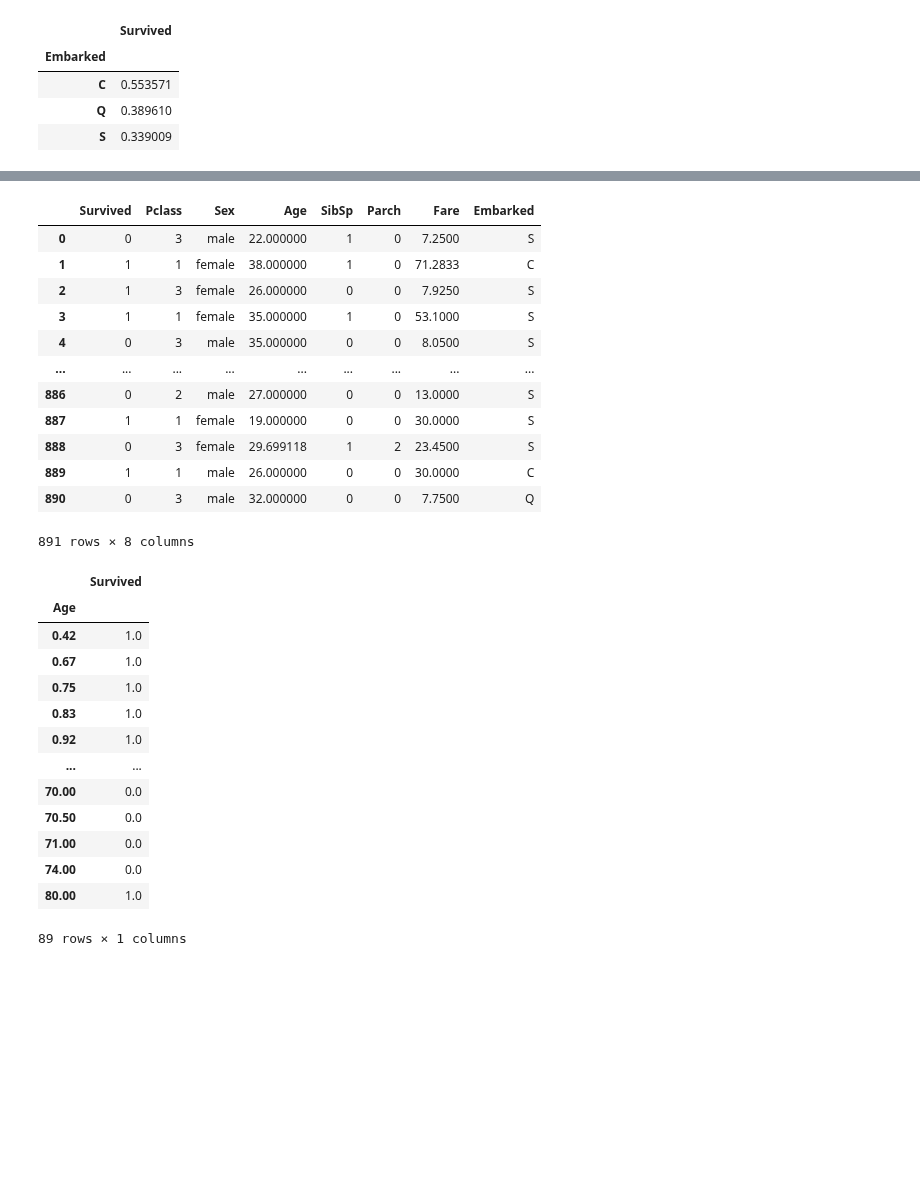
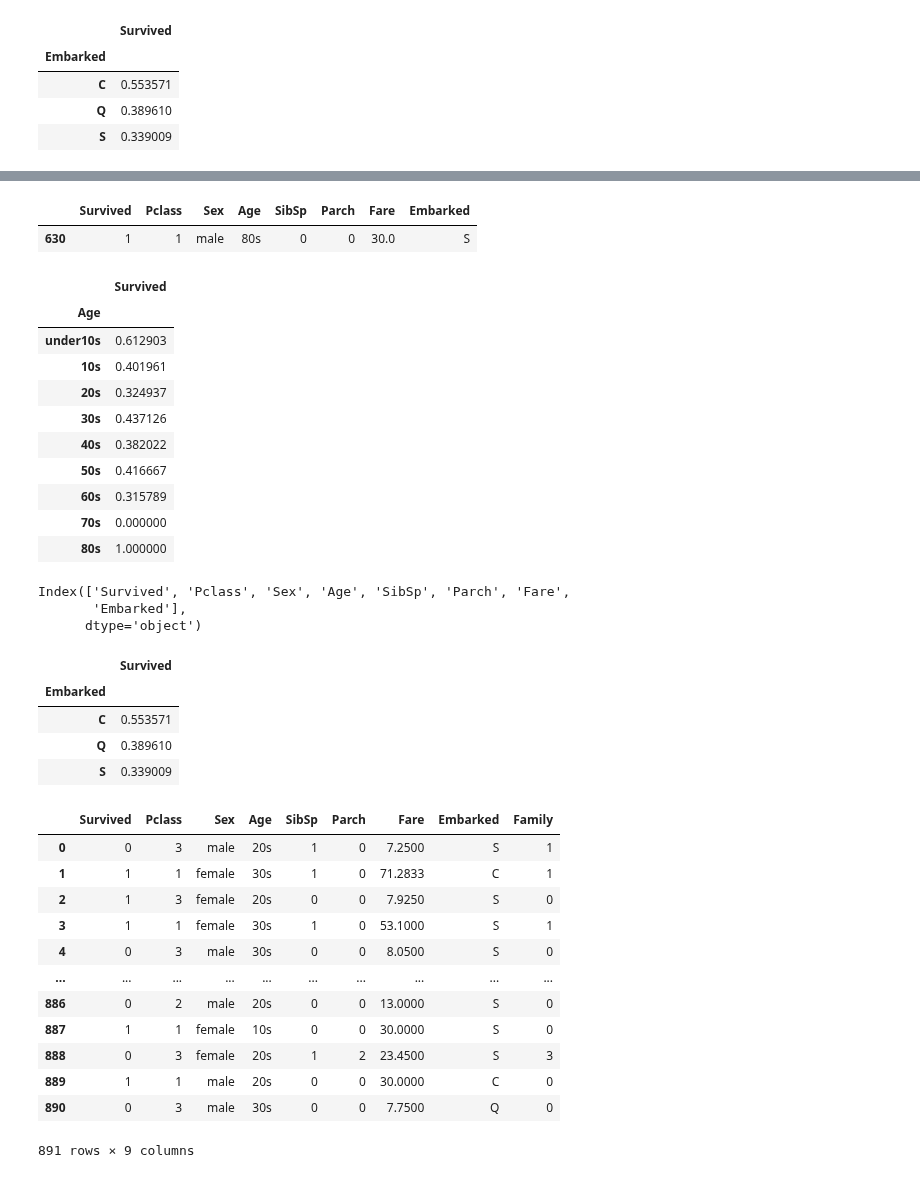
Before and after one commit to Peter-BoBo/fintech, a Jupyter notebook: 05machine_learning/08지도학습_분류분석_의사결정나무.ipynb, the cells around one changed output, grey strips where cells are left out. Cells and saved outputs as stored; diff of their text form; code cells hidden in the pictures; blank space fills up the shorter version.

```diff
--- a/05machine_learning/08지도학습_분류분석_의사결정나무.ipynb
+++ b/05machine_learning/08지도학습_분류분석_의사결정나무.ipynb
@@ -980,4 +1016,5 @@ Name: Age, Length: 891, dtype: float64
 # %%
 data['Age'] = pd.cut(data['Age'],
       bins=[0, 10, 20, 30, 40, 50, 60, 70, 80, 90],
-      labels = ['under10s', '10s', '20s', '30s', '40s', '50s', '60s', '70s', '80s'])
+      labels = ['under10s', '10s', '20s', '30s', '40s', '50s', '60s', '70s', '80s'],
+                    right=False)
@@ -998,33 +1021,50 @@ Categories (9, object): ['under10s' < '10s' < '20s' < '30s' ... '50s' < '60s' <
 # %%
-data
+data[data['Age'] == '80s']
 # %% [output]
 |  | Survived | Pclass | Sex | Age | SibSp | Parch | Fare | Embarked |
-| 0 | 0 | 3 | male | 22.000000 | 1 | 0 | 7.2500 | S |
-| 1 | 1 | 1 | female | 38.000000 | 1 | 0 | 71.2833 | C |
-| 2 | 1 | 3 | female | 26.000000 | 0 | 0 | 7.9250 | S |
-| 3 | 1 | 1 | female | 35.000000 | 1 | 0 | 53.1000 | S |
-| 4 | 0 | 3 | male | 35.000000 | 0 | 0 | 8.0500 | S |
-| ... | ... | ... | ... | ... | ... | ... | ... | ... |
-| 886 | 0 | 2 | male | 27.000000 | 0 | 0 | 13.0000 | S |
-| 887 | 1 | 1 | female | 19.000000 | 0 | 0 | 30.0000 | S |
-| 888 | 0 | 3 | female | 29.699118 | 1 | 2 | 23.4500 | S |
-| 889 | 1 | 1 | male | 26.000000 | 0 | 0 | 30.0000 | C |
-| 890 | 0 | 3 | male | 32.000000 | 0 | 0 | 7.7500 | Q |
+| 630 | 1 | 1 | male | 80s | 0 | 0 | 30.0 | S |
-891 rows × 8 columns
 # %%
 data[['Survived', 'Age']].groupby('Age').mean()
 # %% [output]
 |  | Survived |
 | Age |  |
-| 0.42 | 1.0 |
-| 0.67 | 1.0 |
-| 0.75 | 1.0 |
-| 0.83 | 1.0 |
-| 0.92 | 1.0 |
-| ... | ... |
-| 70.00 | 0.0 |
-| 70.50 | 0.0 |
-| 71.00 | 0.0 |
-| 74.00 | 0.0 |
-| 80.00 | 1.0 |
+| under10s | 0.612903 |
+| 10s | 0.401961 |
+| 20s | 0.324937 |
+| 30s | 0.437126 |
+| 40s | 0.382022 |
+| 50s | 0.416667 |
+| 60s | 0.315789 |
+| 70s | 0.000000 |
+| 80s | 1.000000 |
-89 rows × 1 columns
+# %%
+data.columns
+# %% [output]
+Index(['Survived', 'Pclass', 'Sex', 'Age', 'SibSp', 'Parch', 'Fare',
+       'Embarked'],
+      dtype='object')
+# %%
+data[['Survived', 'Embarked']].groupby('Embarked').mean()
+# %% [output]
+|  | Survived |
+| Embarked |  |
+| C | 0.553571 |
+| Q | 0.389610 |
+| S | 0.339009 |
+# %%
+data['Family'] = data['SibSp'] + data['Parch']
+data
+# %% [output]
+|  | Survived | Pclass | Sex | Age | SibSp | Parch | Fare | Embarked | Family |
+| 0 | 0 | 3 | male | 20s | 1 | 0 | 7.2500 | S | 1 |
+| 1 | 1 | 1 | female | 30s | 1 | 0 | 71.2833 | C | 1 |
+| 2 | 1 | 3 | female | 20s | 0 | 0 | 7.9250 | S | 0 |
+| 3 | 1 | 1 | female | 30s | 1 | 0 | 53.1000 | S | 1 |
+| 4 | 0 | 3 | male | 30s | 0 | 0 | 8.0500 | S | 0 |
+| ... | ... | ... | ... | ... | ... | ... | ... | ... | ... |
+| 886 | 0 | 2 | male | 20s | 0 | 0 | 13.0000 | S | 0 |
+| 887 | 1 | 1 | female | 10s | 0 | 0 | 30.0000 | S | 0 |
+| 888 | 0 | 3 | female | 20s | 1 | 2 | 23.4500 | S | 3 |
+| 889 | 1 | 1 | male | 20s | 0 | 0 | 30.0000 | C | 0 |
+| 890 | 0 | 3 | male | 30s | 0 | 0 | 7.7500 | Q | 0 |
+891 rows × 9 columns
```
Also changed, not shown: parts of 26 cells of this notebook, 2 other files.
